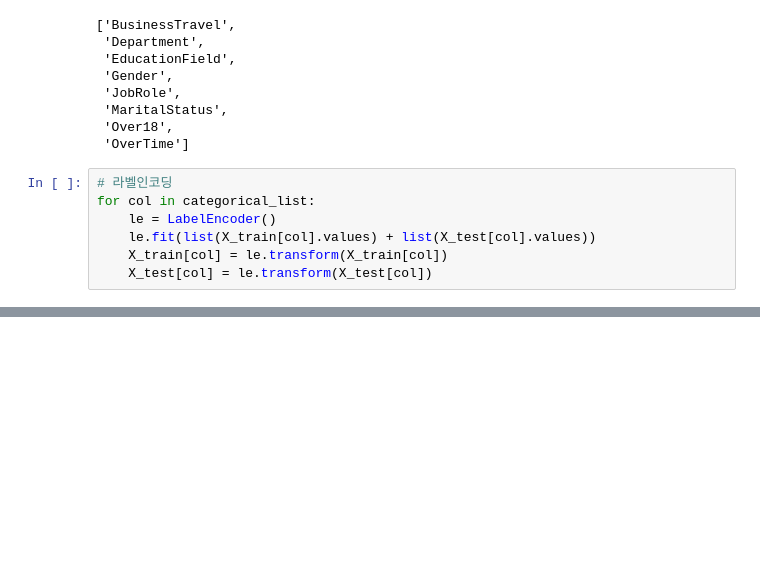
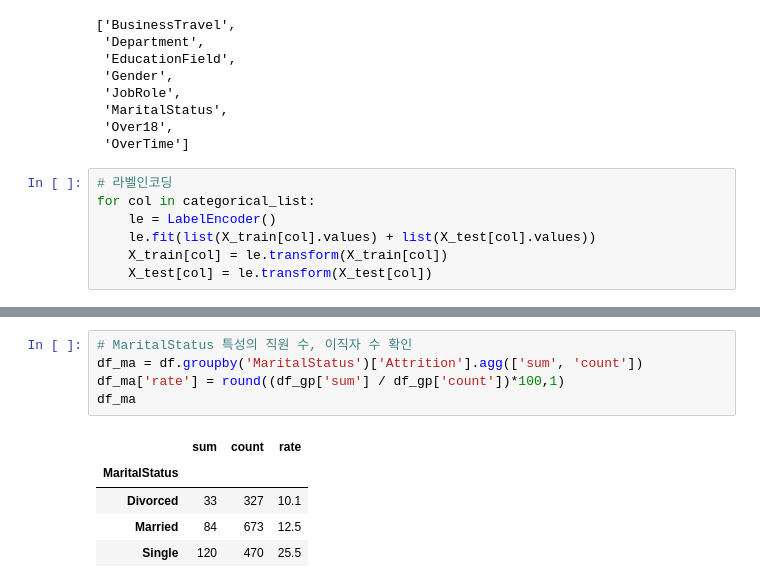
Before and after one commit to pa3757/aischoolpython, a Jupyter notebook: machineLearning/machinelearning02.ipynb, the cells around one changed output, grey strips where cells are left out. Saved outputs shown, nothing was run; the diff lists cells and outputs as text; blank space fills up the shorter version.

```diff
--- a/machineLearning/machinelearning02.ipynb
+++ b/machineLearning/machinelearning02.ipynb
@@ -341,0 +440,11 @@ for col in categorical_list:
+# %%
+# MaritalStatus 특성의 직원 수, 이직자 수 확인
+df_ma = df.groupby('MaritalStatus')['Attrition'].agg(['sum', 'count'])
+df_ma['rate'] = round((df_gp['sum'] / df_gp['count'])*100,1)
+df_ma
+# %% [output]
+|  | sum | count | rate |
+| MaritalStatus |  |  |  |
+| Divorced | 33 | 327 | 10.1 |
+| Married | 84 | 673 | 12.5 |
+| Single | 120 | 470 | 25.5 |
```
Also changed, not shown: parts of 8 cells of this notebook, 4 other files.
